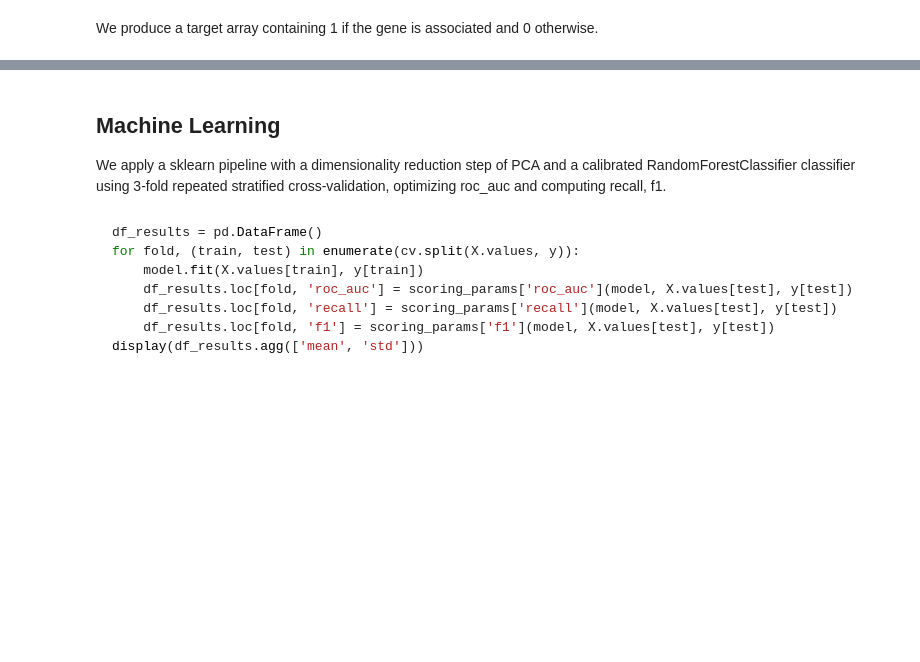
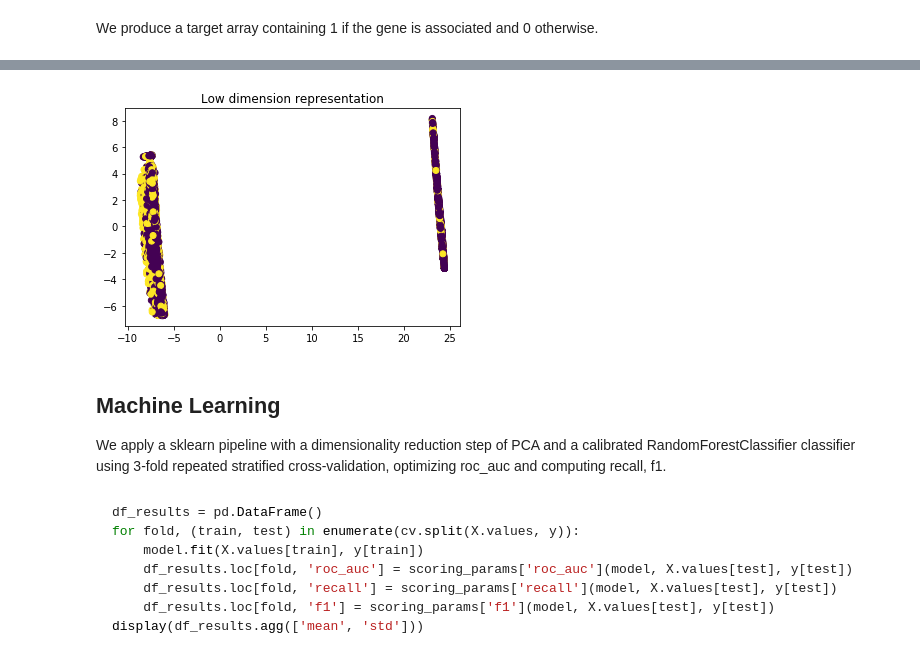
Before and after one commit to MaayanLab/harmonizome-ml, a Jupyter notebook: data/predict-class.ipynb, the cells around one changed output, grey strips where cells are left out. Drawn from its saved outputs; the diff is of its cells as text; code cells hidden in the pictures; blank space fills up the shorter version.

```diff
--- a/data/predict-class.ipynb
+++ b/data/predict-class.ipynb
@@ -334,30 +311,30 @@ We reduce the dimensionality of our omics feature space with {{ dimensionality_r
 # %%
 %%nbtemplate
-{% if target.value == 'Class' %}
 clf_dimensionality_reduction = {{ dimensionality_reduction }}
 X_reduced = clf_dimensionality_reduction.fit_transform(X.values)
 {% if dimensionality_reduction == 'PCA' %}
 print('Explained variance:', np.sum(clf_dimensionality_reduction.explained_variance_))
 {% endif %}
 {% if tsne %}
 # Perform TSNE for low dimensional visualization
 tsne = sk.manifold.TSNE(n_components=2, random_state=rng)
 X_transformed = tsne.fit_transform(X_reduced, y)
 plt.scatter(
    X_transformed_tsne[:, 0],
    X_transformed_tsne[:, 1],
    c=y,
 )
 {% else %}
 plt.title('Low dimension representation')
 plt.scatter(
     X_reduced[:, 0],
     X_reduced[:, 1],
     c=y,
 )
 plt.show()
 {% endif %}
-{% endif %}
+# %% [output]
+[figure, added]
 # %%
 %%nbtemplate hide
 {% set feature_selection = ChoiceField(
```
Also changed, not shown: parts of 11 cells of this notebook, 1 other file.
